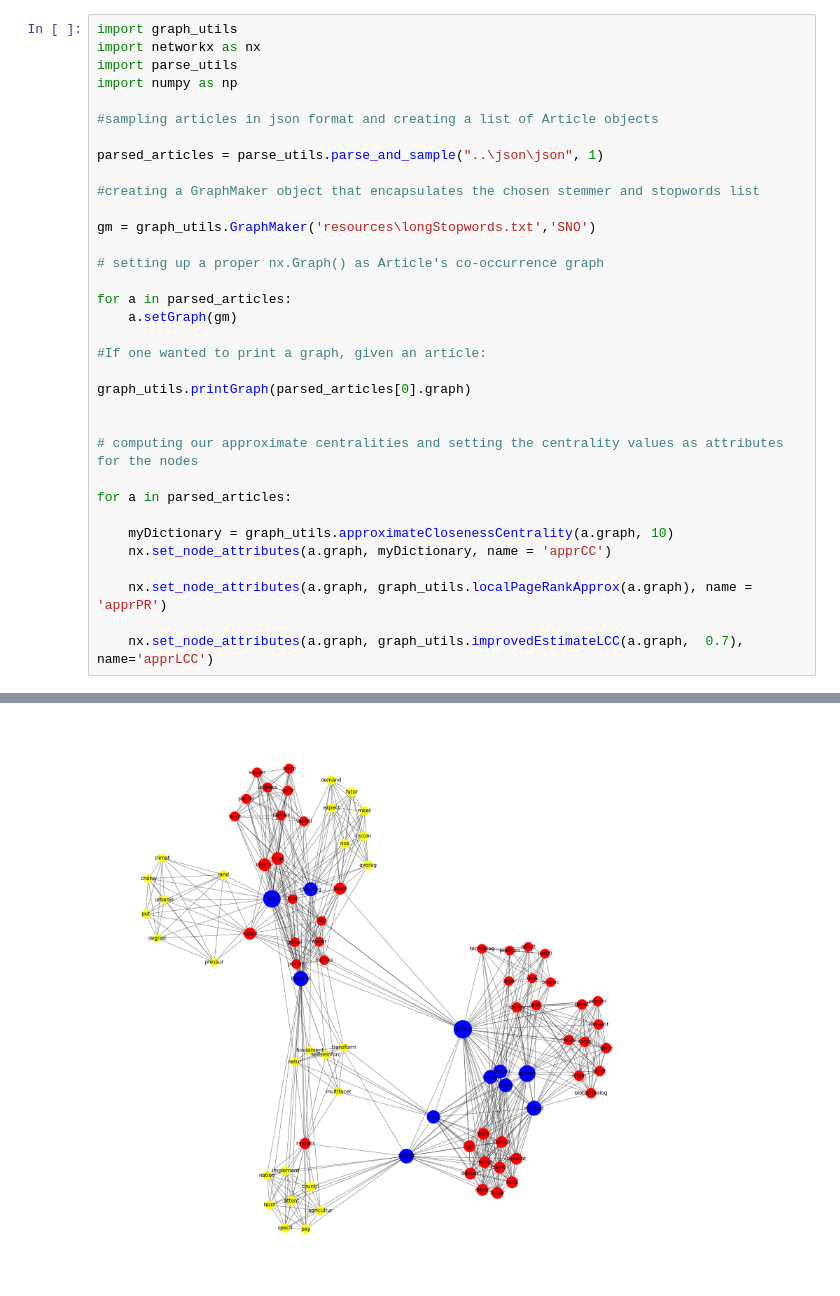
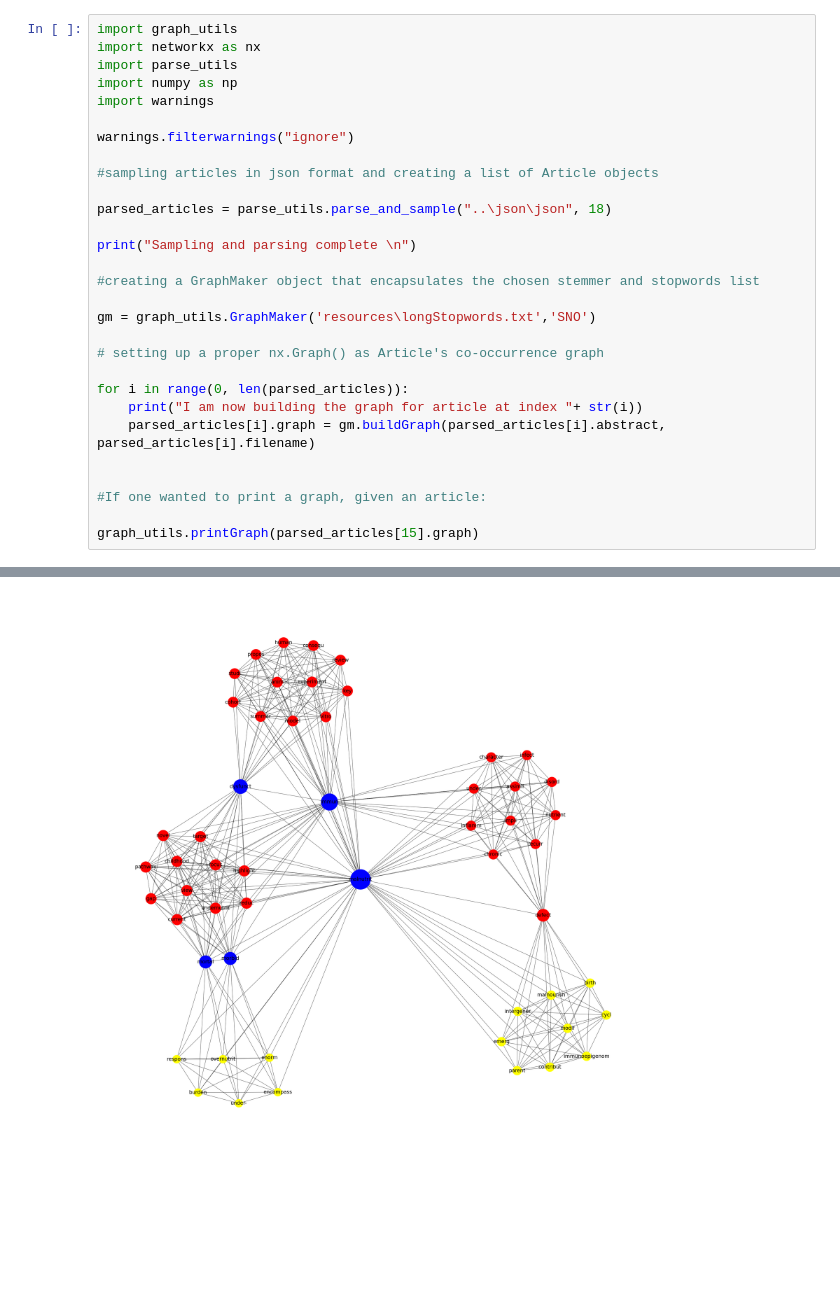
Before and after one commit to andreasegala/lfn-ke, a Jupyter notebook: tester.ipynb, the cells around one changed output, grey strips where cells are left out. Saved outputs shown, nothing was run; the diff lists cells and outputs as text; blank space fills up the shorter version.

```diff
--- a/tester.ipynb
+++ b/tester.ipynb
@@ -3,10 +3,15 @@ import graph_utils
 import networkx as nx
 import parse_utils
 import numpy as np
+import warnings
+
+warnings.filterwarnings("ignore")
 
 #sampling articles in json format and creating a list of Article objects
 
-parsed_articles = parse_utils.parse_and_sample("..\json\json", 1)
+parsed_articles = parse_utils.parse_and_sample("..\json\json", 18)
+
+print("Sampling and parsing complete \n")
 
 #creating a GraphMaker object that encapsulates the chosen stemmer and stopwords list
 
@@ -14,22 +19,12 @@ gm = graph_utils.GraphMaker('resources\longStopwords.txt','SNO')
 
 # setting up a proper nx.Graph() as Article's co-occurrence graph
 
-for a in parsed_articles:
-    a.setGraph(gm)
+for i in range(0, len(parsed_articles)):
+    print("I am now building the graph for article at index "+ str(i))
+    parsed_articles[i].graph = gm.buildGraph(parsed_articles[i].abstract, parsed_articles[i].filename)
+
 
 #If one wanted to print a graph, given an article:
 
-graph_utils.printGraph(parsed_articles[0].graph)
-
-
-# computing our approximate centralities and setting the centrality values as attributes for the nodes
-
-for a in parsed_articles:
-
-    myDictionary = graph_utils.approximateClosenessCentrality(a.graph, 10)
-    nx.set_node_attributes(a.graph, myDictionary, name = 'apprCC')
-
-    nx.set_node_attributes(a.graph, graph_utils.localPageRankApprox(a.graph), name = 'apprPR')
-
-    nx.set_node_attributes(a.graph, graph_utils.improvedEstimateLCC(a.graph,  0.7), name='apprLCC')
+graph_utils.printGraph(parsed_articles[15].graph)
 # %% [output]
@@ -40 +51 @@ See the caveats in the documentation: https://pandas.pydata.org/pandas-docs/stab
-[figure, old version]
+[figure, new version]
```
Also changed, not shown: parts of 5 cells of this notebook, 4 other files.
